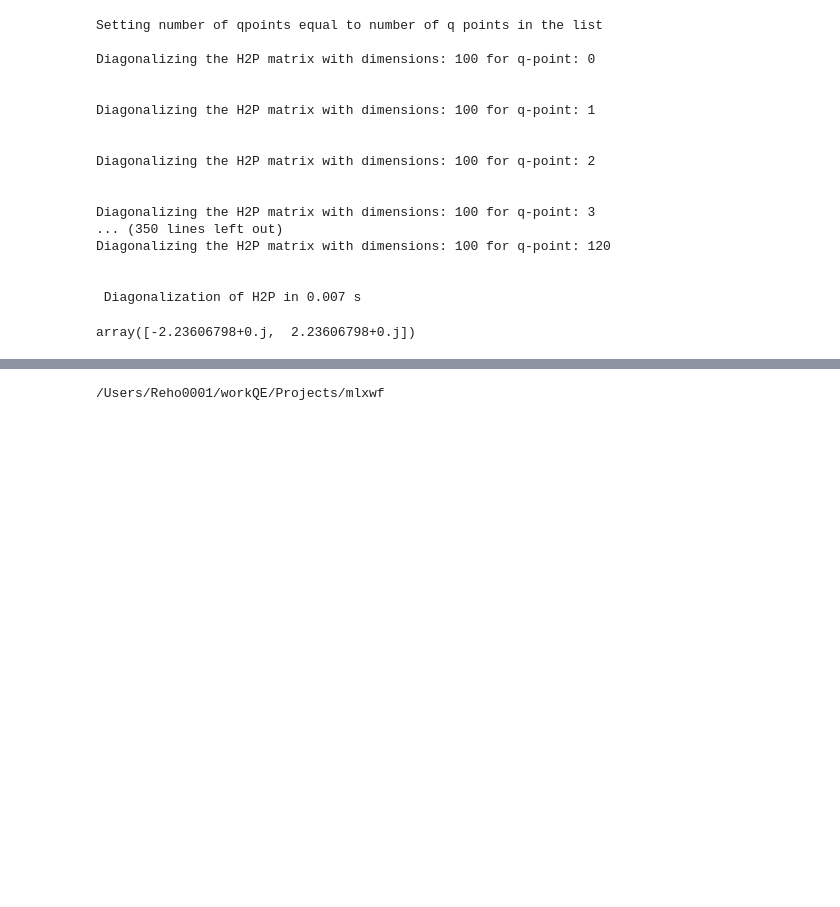
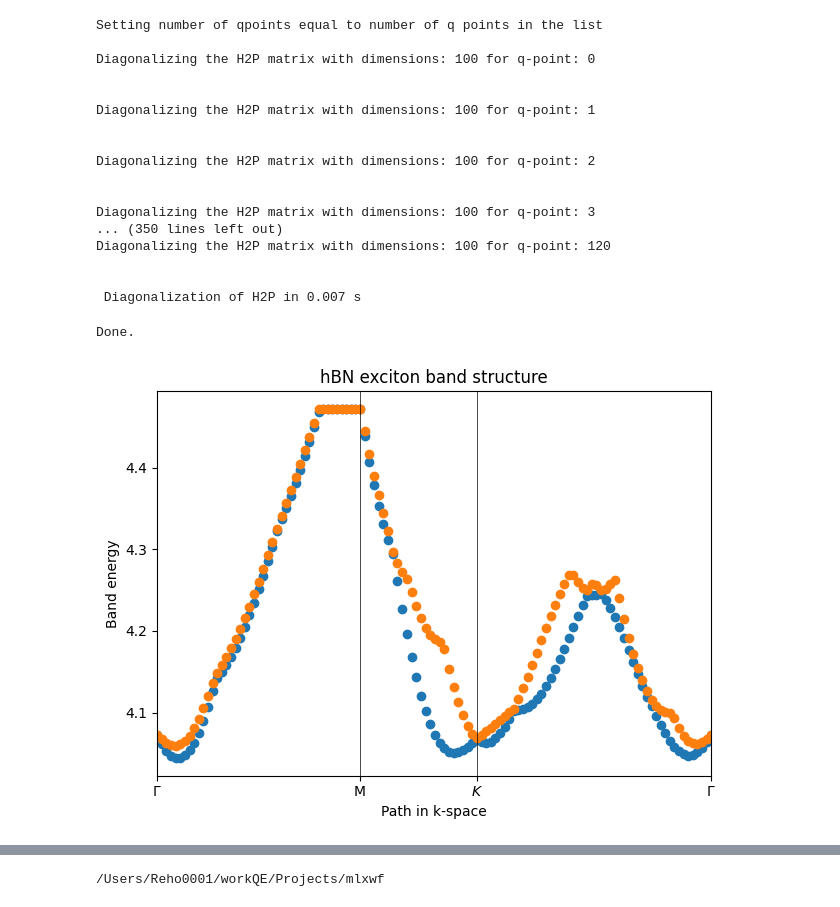
Before and after one commit to rreho/yambopy, a Jupyter notebook: wann_tests/2bands_model.ipynb, the cells around one changed output, grey strips where cells are left out. Saved outputs shown, nothing was run; the diff lists cells and outputs as text; code cells hidden in the pictures; blank space fills up the shorter version.

```diff
--- a/wann_tests/2bands_model.ipynb
+++ b/wann_tests/2bands_model.ipynb
@@ -314,7 +356,7 @@ eigvec = eigvec.transpose(1, 2, 0)
 # Initialize H2P with this model
 model = mytb_model(pythtb_model = my_model, nc=1, nv=1, nnkp_kgrid = nnkp_kgrid, eigv = eigv, eigvec = eigvec)
 # %%
-cpot = CoulombPotentials(v0=0.00,ngrid=[10,10,1], lattice=c_lat, ediel=[1.0,1.0,1.0])
+cpot = CoulombPotentials(v0=3.00,ngrid=[10,10,1], lattice=c_lat, ediel=[1.0,10.0,1.0])
 # %% [output]
 Warning! CoulombPotentials works with atomic units and return energy in eV
 
@@ -330,6 +396,6 @@ cpot.v2dk([0.0,0.0,0.0], [0.0,0.0,0.0])
 # %%
 # we can call this only with
-h2p_tmp = H2P(model, qmpgrid = nnkp_qgrid, method = 'model', cpot = cpot,bse_bands=True, qlist=qlist,ktype='IP', K_d = 0.01, K_ex=0.01)
+h2p_tmp = H2P(model, qmpgrid = nnkp_qgrid, method = 'model', cpot = cpot,bse_bands=True, qlist=qlist,ktype='model')
 # %% [output]
  Building H2P from model Coulomb potentials. Default is v2dt2
 
@@ -354,7 +420,31 @@ Diagonalizing the H2P matrix with dimensions: 100 for q-point: 120
 
 
  Diagonalization of H2P in 0.007 s
-# %%
-h2p_tmp.eigv[0]
-# %% [output]
-array([-2.23606798+0.j,  2.23606798+0.j])
+# %%
+fig, ax = plt.subplots()
+# specify horizontal axis details
+# set range of horizontal axis
+ax.set_xlim(k_node[0],k_node[-1])
+# put tickmarks and labels at node positions
+ax.set_xticks(k_node)
+ax.set_xticklabels(label)
+# add vertical lines at node positions
+for n in range(len(k_node)):
+  ax.axvline(x=k_node[n],linewidth=0.5, color='k')
+# put title
+ax.set_title("hBN exciton band structure")
+ax.set_xlabel("Path in k-space")
+ax.set_ylabel("Band energy")
+
+# plot first and second band
+for it in range(0,2):#h2p_tmp.h2peigv.shape[1]):
+    ax.scatter(q_dist,h2p_tmp.h2peigv[:,it])
+
+# make an PDF figure of a plot
+fig.tight_layout()
+#fig.savefig("graphene.pdf")
+
+print('Done.\n')
+# %% [output]
+Done.
+[figure, added]
```
Also changed, not shown: parts of 19 cells of this notebook, 2 other files.
